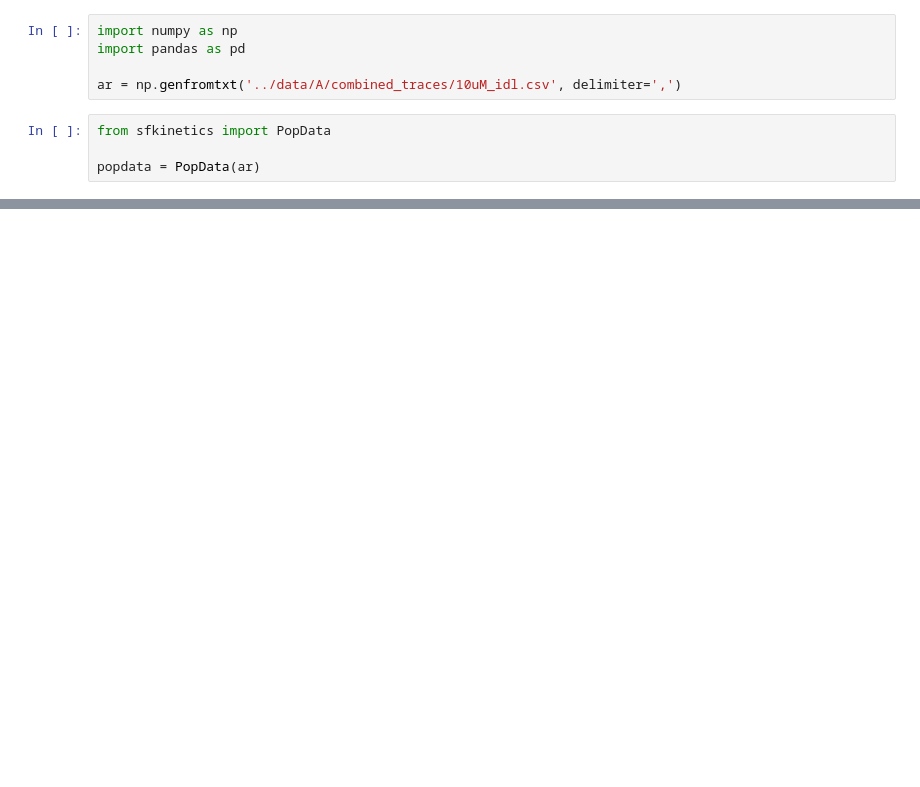
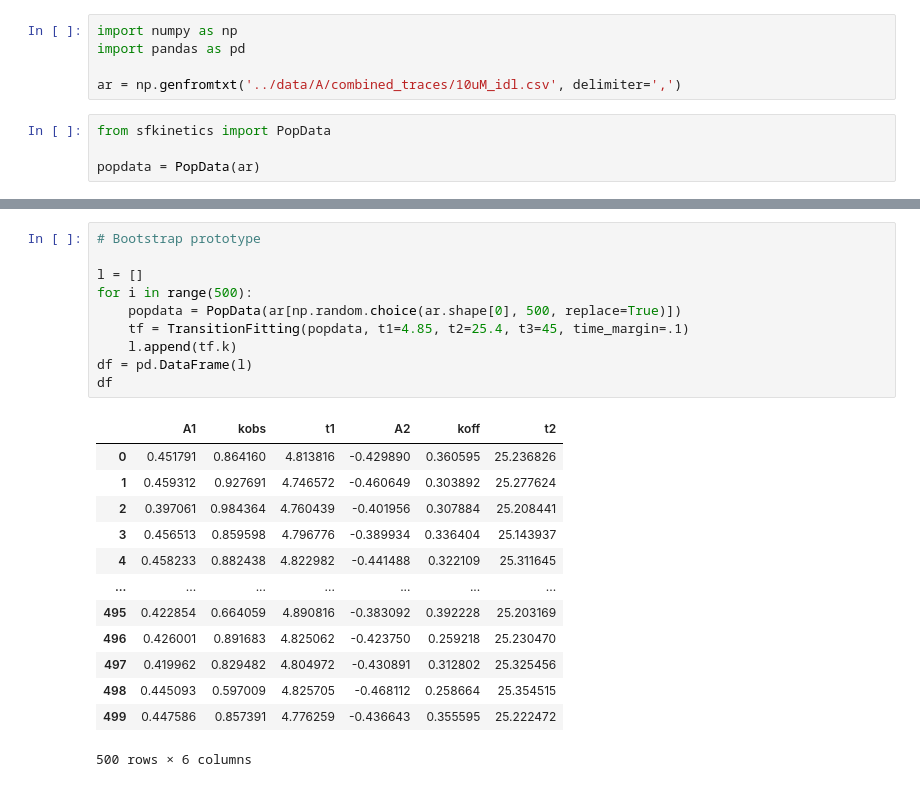
Before and after one commit to ximeg/stopped-flow-kinetic-analysis, a Jupyter notebook: scripts/sandbox.ipynb, the cells around one changed output, grey strips where cells are left out. Cells and saved outputs as stored; diff of their text form; blank space fills up the shorter version.

```diff
--- a/scripts/sandbox.ipynb
+++ b/scripts/sandbox.ipynb
@@ -127,0 +147,24 @@ tf.ggplot()
+# %%
+# Bootstrap prototype
+
+l = []
+for i in range(500):
+    popdata = PopData(ar[np.random.choice(ar.shape[0], 500, replace=True)])
+    tf = TransitionFitting(popdata, t1=4.85, t2=25.4, t3=45, time_margin=.1)
+    l.append(tf.k)
+df = pd.DataFrame(l)
+df
+# %% [output]
+|  | A1 | kobs | t1 | A2 | koff | t2 |
+| 0 | 0.451791 | 0.864160 | 4.813816 | -0.429890 | 0.360595 | 25.236826 |
+| 1 | 0.459312 | 0.927691 | 4.746572 | -0.460649 | 0.303892 | 25.277624 |
+| 2 | 0.397061 | 0.984364 | 4.760439 | -0.401956 | 0.307884 | 25.208441 |
+| 3 | 0.456513 | 0.859598 | 4.796776 | -0.389934 | 0.336404 | 25.143937 |
+| 4 | 0.458233 | 0.882438 | 4.822982 | -0.441488 | 0.322109 | 25.311645 |
+| ... | ... | ... | ... | ... | ... | ... |
+| 495 | 0.422854 | 0.664059 | 4.890816 | -0.383092 | 0.392228 | 25.203169 |
+| 496 | 0.426001 | 0.891683 | 4.825062 | -0.423750 | 0.259218 | 25.230470 |
+| 497 | 0.419962 | 0.829482 | 4.804972 | -0.430891 | 0.312802 | 25.325456 |
+| 498 | 0.445093 | 0.597009 | 4.825705 | -0.468112 | 0.258664 | 25.354515 |
+| 499 | 0.447586 | 0.857391 | 4.776259 | -0.436643 | 0.355595 | 25.222472 |
+500 rows × 6 columns
```
Also changed, not shown: parts of 5 cells of this notebook.
